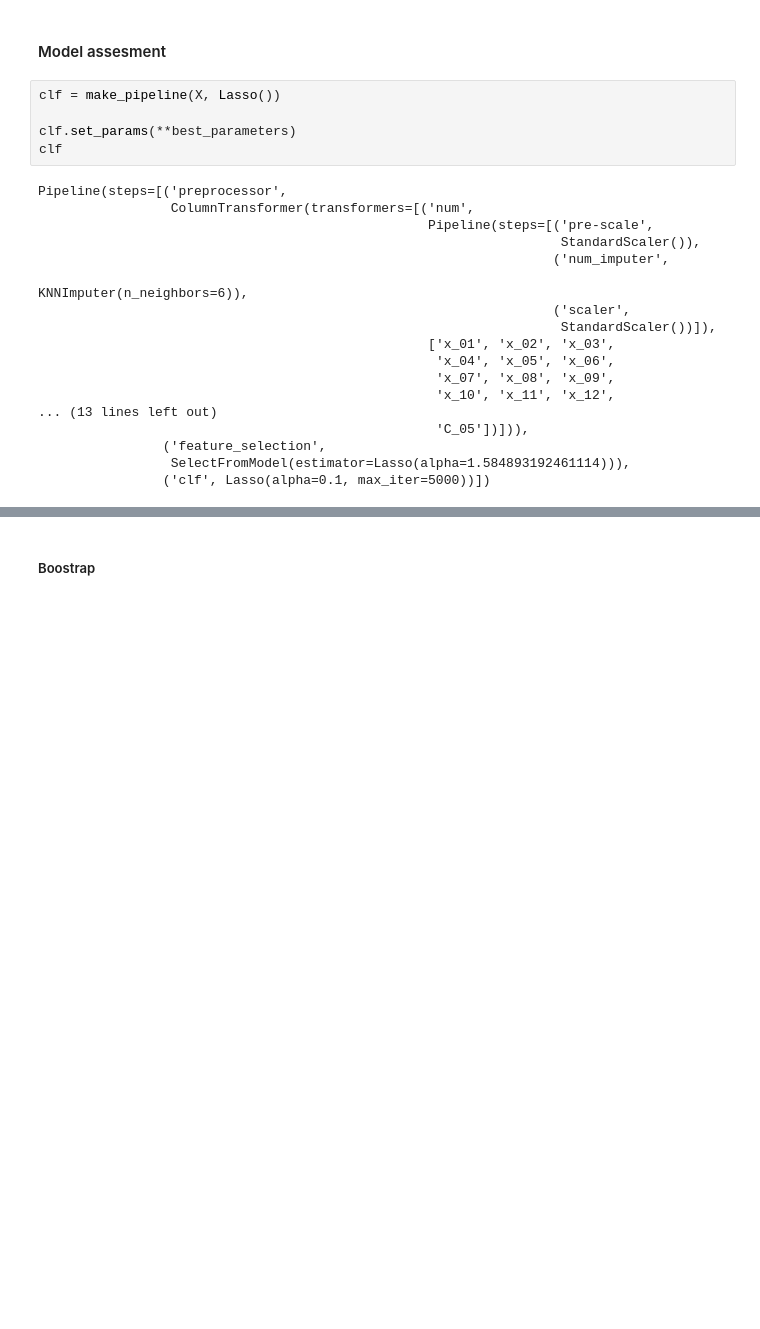
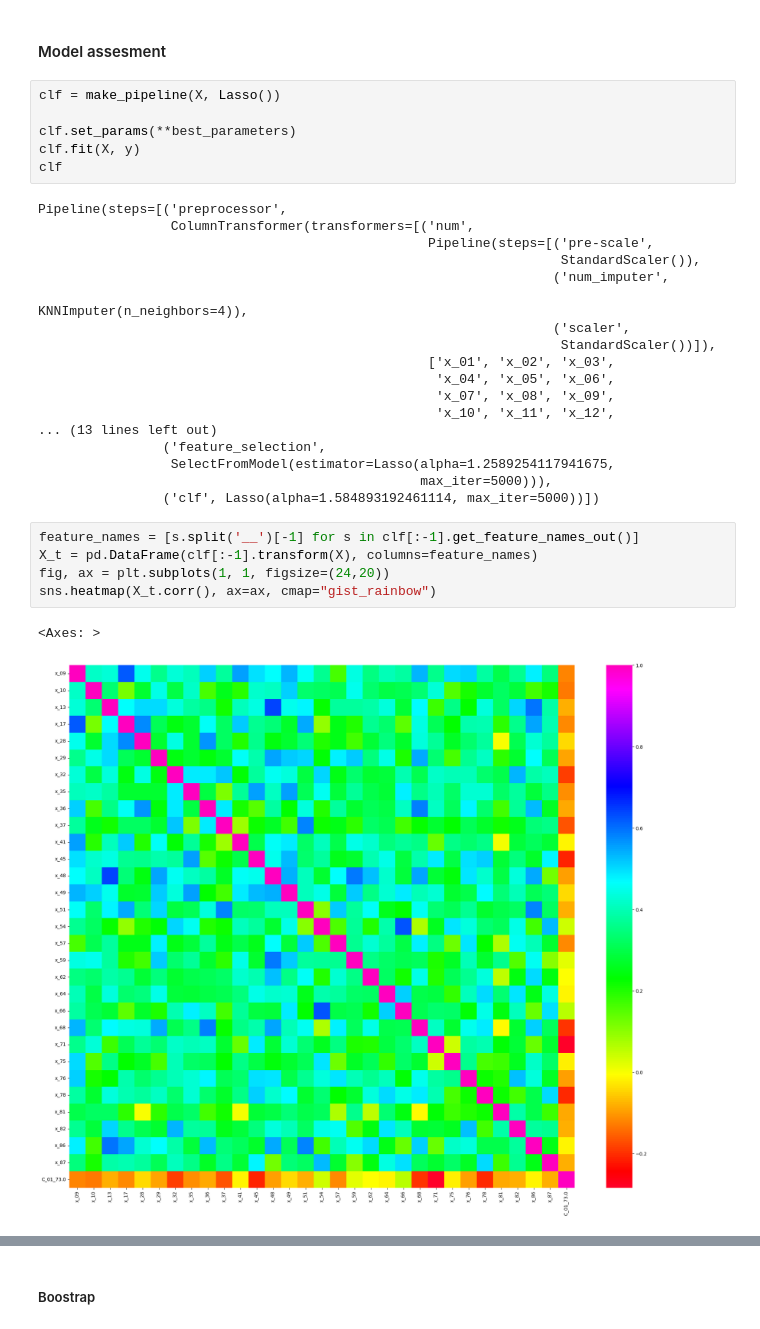
Before and after one commit to viktorseba/CDA, a Jupyter notebook: Case1/project.ipynb, the cells around one changed output, grey strips where cells are left out. Saved outputs shown, nothing was run; the diff lists cells and outputs as text; blank space fills up the shorter version.

```diff
--- a/Case1/project.ipynb
+++ b/Case1/project.ipynb
@@ -1381,6 +1381,7 @@ plt.yticks(fontsize=16)
 clf = make_pipeline(X, Lasso())
 
 clf.set_params(**best_parameters)
+clf.fit(X, y)
 clf
 # %% [output]
 Pipeline(steps=[('preprocessor',
@@ -1388,7 +1389,7 @@ Pipeline(steps=[('preprocessor',
                                                   Pipeline(steps=[('pre-scale',
                                                                    StandardScaler()),
                                                                   ('num_imputer',
-                                                                   KNNImputer(n_neighbors=6)),
+                                                                   KNNImputer(n_neighbors=4)),
                                                                   ('scaler',
                                                                    StandardScaler())]),
                                                   ['x_01', 'x_02', 'x_03',
@@ -1396,7 +1397,15 @@ Pipeline(steps=[('preprocessor',
                                                    'x_07', 'x_08', 'x_09',
                                                    'x_10', 'x_11', 'x_12',
 ... (13 lines left out)
-                                                   'C_05'])])),
                 ('feature_selection',
-                 SelectFromModel(estimator=Lasso(alpha=1.584893192461114))),
-                ('clf', Lasso(alpha=0.1, max_iter=5000))])
+                 SelectFromModel(estimator=Lasso(alpha=1.2589254117941675,
+                                                 max_iter=5000))),
+                ('clf', Lasso(alpha=1.584893192461114, max_iter=5000))])
+# %%
+feature_names = [s.split('__')[-1] for s in clf[:-1].get_feature_names_out()]
+X_t = pd.DataFrame(clf[:-1].transform(X), columns=feature_names)
+fig, ax = plt.subplots(1, 1, figsize=(24,20))
+sns.heatmap(X_t.corr(), ax=ax, cmap="gist_rainbow")
+# %% [output]
+<Axes: >
+[figure, added]
```
Also changed, not shown: parts of 4 cells of this notebook.
